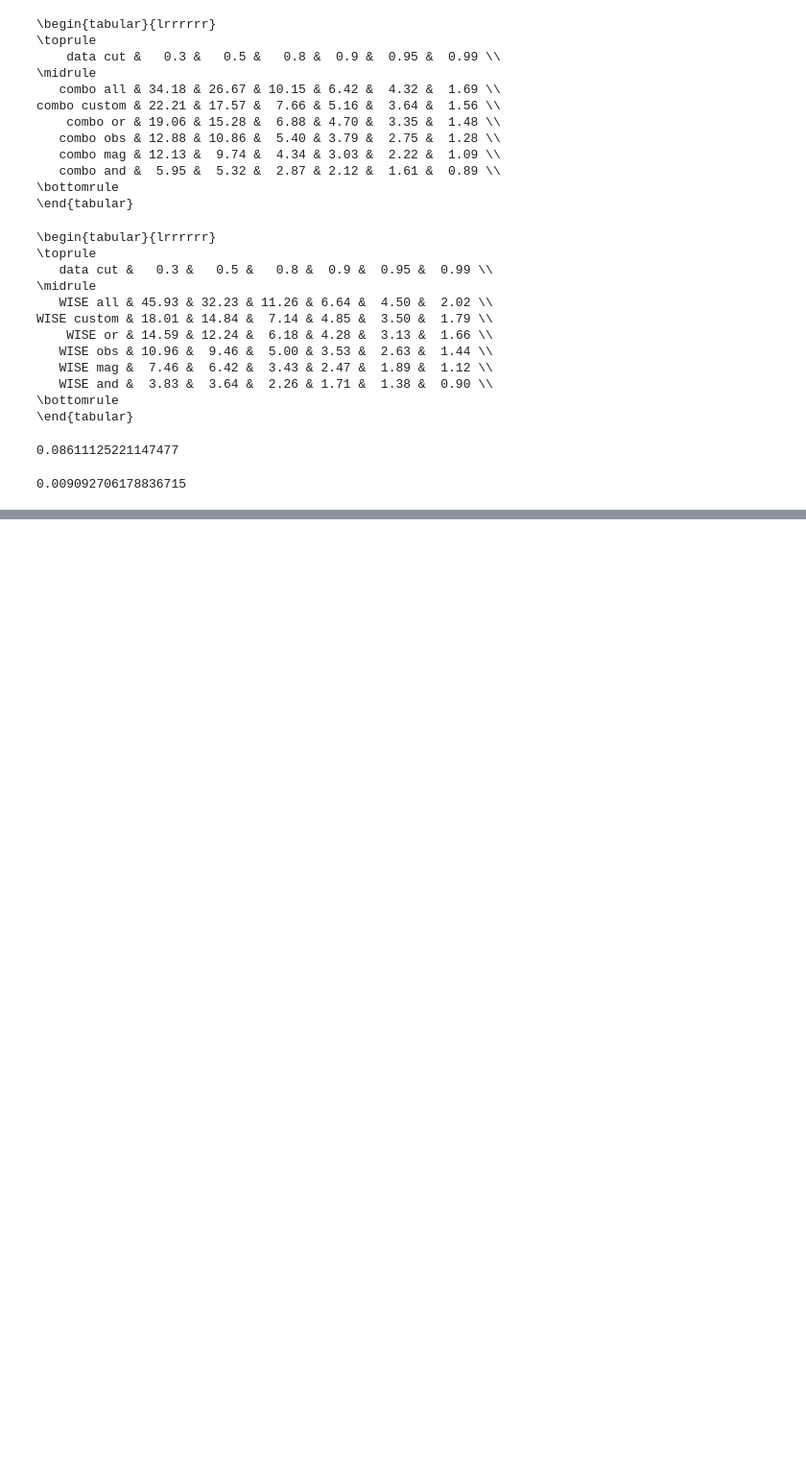
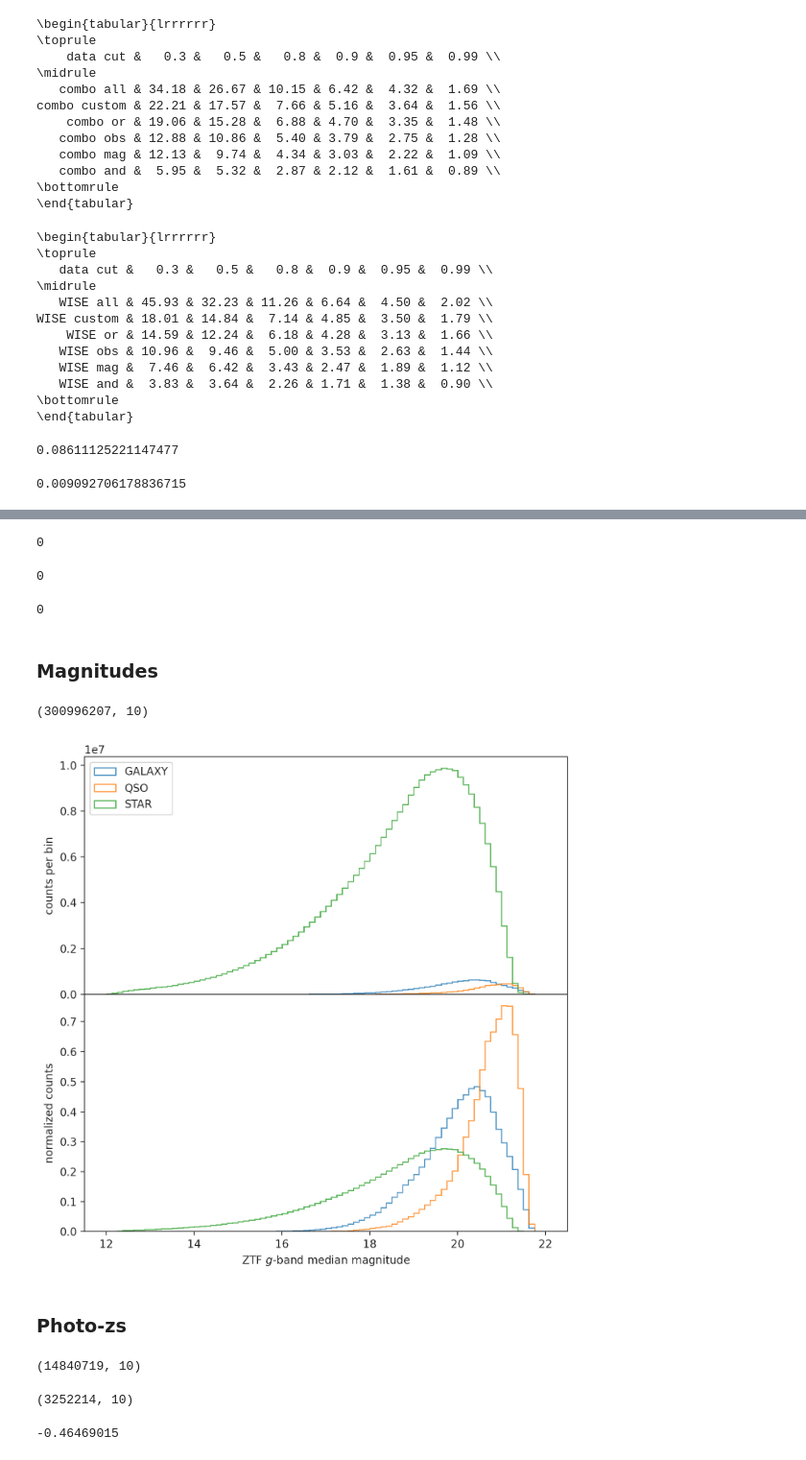
Before and after one commit to snakoneczny/ztf-agn, a Jupyter notebook: notebooks/catalog_DR20.ipynb, the cells around one changed output, grey strips where cells are left out. Shown at 96% size. Cells and saved outputs as stored; diff of their text form; code cells hidden in the pictures; blank space fills up the shorter version.

Commit message:
distribution plots

```diff
--- a/notebooks/catalog_DR20.ipynb
+++ b/notebooks/catalog_DR20.ipynb
@@ -1099,0 +1245,63 @@ WISE custom & 18.01 & 14.84 &  7.14 & 4.85 &  3.50 &  1.79 \\
+# %%
+# Merge all in little turns
+preds = preds_ztf[idx].join(preds_xgb[idx])
+preds_ztf = 0
+preds_xgb = 0
+gc.collect()
+# %% [output]
+0
+# %%
+preds = preds.join(preds_wise[idx])
+preds_wise = 0
+gc.collect()
+# %% [output]
+0
+# %%
+preds = preds.reset_index(drop=True)
+# %%
+gc.collect()
+# %% [output]
+0
+# %% [markdown]
+### Magnitudes
+# %%
+preds.shape
+# %% [output]
+(300996207, 10)
+# %%
+# Pick a random subsample
+preds_subset = preds  # preds.sample(n=int(1e7), random_state=None)
+# %%
+range = (12, 22)
+n_bins = 80
+
+fig = plt.figure(figsize=(7, 7))
+gs = fig.add_gridspec(2, 1, hspace=0)
+axs = gs.subplots(sharex=True)
+
+for i in [0, 1]:
+    # Classes
+    for cls_name in ['GALAXY', 'QSO', 'STAR']:
+        data_cls = preds_subset[preds_subset['y_{}'.format(cls_name.lower())] > 0.9]
+        vals_cls = data_cls['mag_median']
+
+        axs[i].hist(vals_cls, label=cls_name, range=range, bins=n_bins, density=i,
+                     histtype='step', log=False, alpha=0.8)
+    if i == 0:
+        axs[i].legend()
+
+    axs[i].set_xlabel('ZTF $g$-band median magnitude')
+    if i:
+         axs[i].set_ylabel('normalized counts')
+    else:
+         axs[i].set_ylabel('counts per bin')
+
+for ax in axs:
+    ax.label_outer()
+
+plt.tight_layout()
+plt.show()
+# %% [output]
+[figure, added]
+# %% [markdown]
+### Photo-zs
@@ -1099,0 +1311,4 @@ WISE custom & 18.01 & 14.84 &  7.14 & 4.85 &  3.50 &  1.79 \\
+# %%
+qzo.shape
+# %% [output]
+(14840719, 10)
@@ -1099,0 +1320,4 @@ WISE custom & 18.01 & 14.84 &  7.14 & 4.85 &  3.50 &  1.79 \\
+# %%
+qzo_wise.shape
+# %% [output]
+(3252214, 10)
@@ -1099,0 +1327,4 @@ WISE custom & 18.01 & 14.84 &  7.14 & 4.85 &  3.50 &  1.79 \\
+# %%
+qzo_wise['z_pred'].min()
+# %% [output]
+-0.46469015
```
Also changed, not shown: parts of 57 cells of this notebook, 4 other files.
